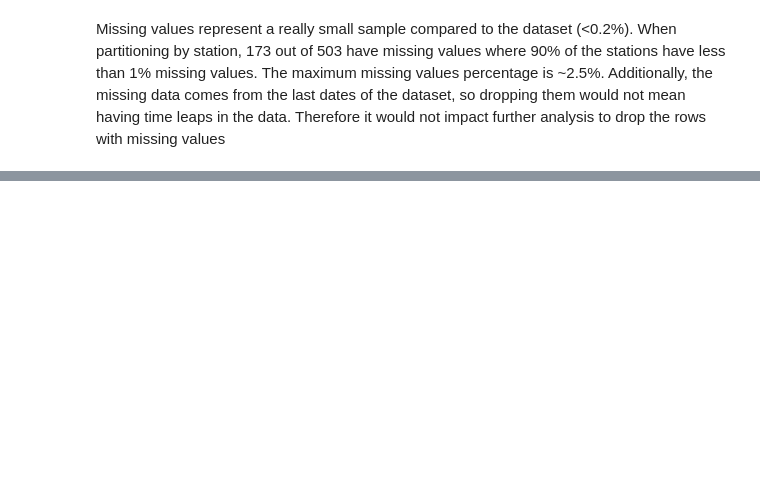
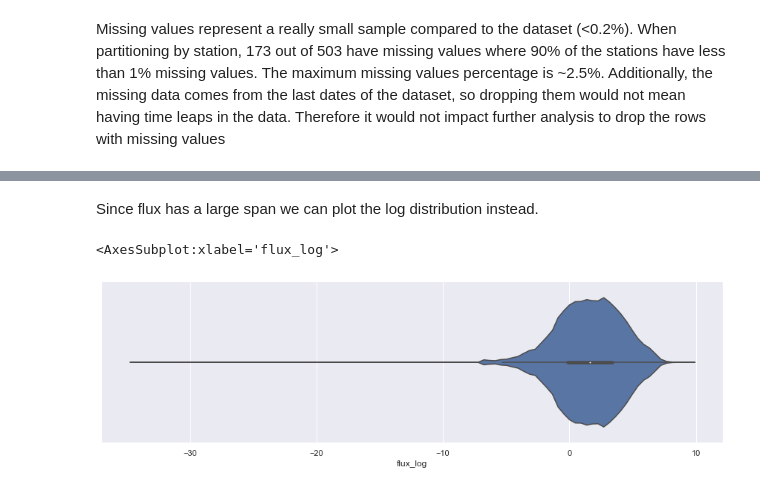
Before and after one commit to igonzalezperez/watershed_challenge, a Jupyter notebook: watershed_challenge.ipynb, the cells around one changed output, grey strips where cells are left out. Cells and saved outputs as stored; diff of their text form; code cells hidden in the pictures; blank space fills up the shorter version.

```diff
--- a/watershed_challenge.ipynb
+++ b/watershed_challenge.ipynb
@@ -348,0 +432,10 @@ data = data.dropna()
+# %% [markdown]
+Since flux has a large span we can plot the log distribution instead.
+# %%
+delta = 10 ** (-15)  # Avoids running into log(0)
+data['flux_log'] = np.log(data['flux'] + delta)
+plt.figure(figsize=((15, 4)))
+sns.violinplot(x=data['flux_log'])
+# %% [output]
+<AxesSubplot:xlabel='flux_log'>
+[figure, added]
```
Also changed, not shown: parts of 35 cells of this notebook.
